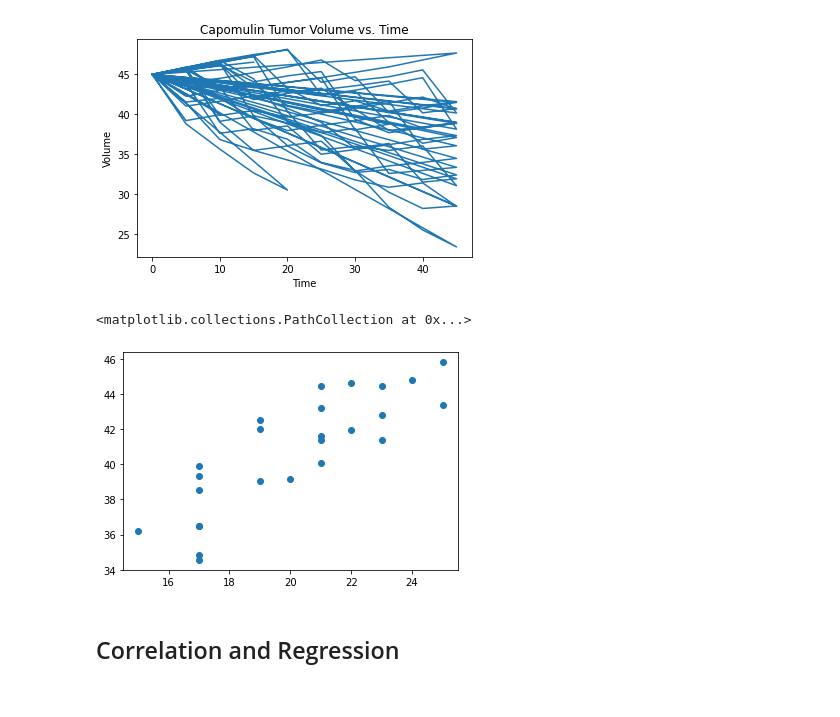
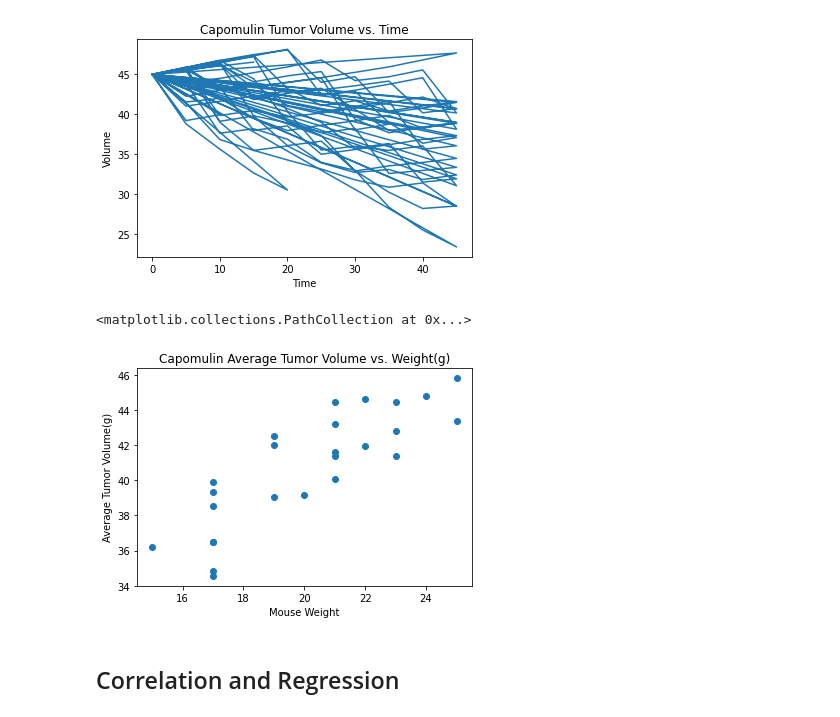
Before and after one commit to Nmack2014/MatplotlibHW, a Jupyter notebook: Instructions/Pymaceuticals/pymaceuticals_starter.ipynb, the cells around one changed output. Cells and saved outputs as stored; diff of their text form; code cells hidden in the pictures.

```diff
--- a/Instructions/Pymaceuticals/pymaceuticals_starter.ipynb
+++ b/Instructions/Pymaceuticals/pymaceuticals_starter.ipynb
@@ -230,12 +227,17 @@ plt.show()
 [figure]
 # %%
 # Generate a scatter plot of average tumor volume vs. mouse weight for the Capomulin regimen
-weight = line_df.groupby(line_df["Mouse ID"])["Weight (g)"].mean()
-avg_tum = line_df.groupby(line_df["Mouse ID"])['Tumor Volume (mm3)_x'].mean()
-plt.scatter(weight,avg_tum)
+mouse_df = line_df.groupby(line_df["Mouse ID"])
+weight = mouse_df["Weight (g)"].mean()
+avg_tum = mouse_df['Tumor Volume (mm3)_x'].mean()
+plt.title('Capomulin Average Tumor Volume vs. Weight(g)')
+plt.xlabel('Mouse Weight')
+plt.ylabel('Average Tumor Volume(g)')
+scatterplot = plt.scatter(weight,avg_tum)
+scatterplot
 # %% [output]
 <matplotlib.collections.PathCollection at 0x...>
-[figure, old version]
+[figure, new version]
 # %% [markdown]
 ## Correlation and Regression
 # %%
```
Also changed, not shown: parts of 2 cells of this notebook.
